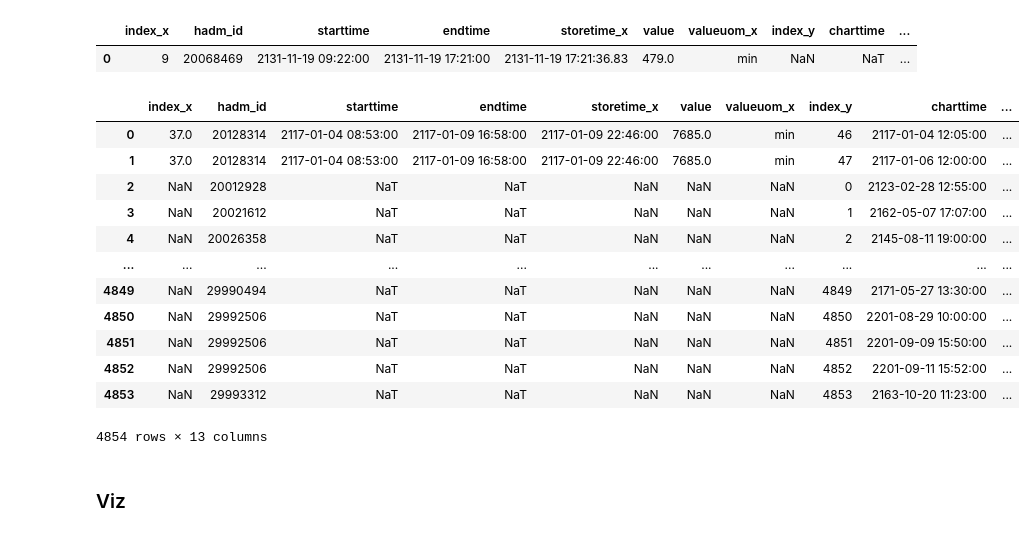
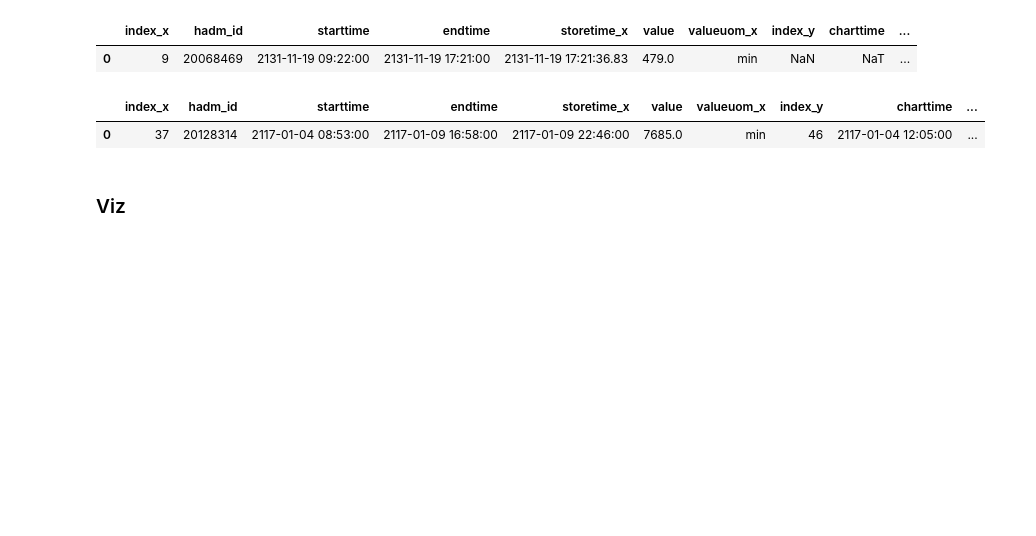
Before and after one commit to oldsandiaz/mimicclif, a Jupyter notebook: code/mimic-to-clif.ipynb, the cells around one changed output. Drawn from its saved outputs; the diff is of its cells as text; code cells hidden in the pictures; blank space fills up the shorter version.

```diff
--- a/code/mimic-to-clif.ipynb
+++ b/code/mimic-to-clif.ipynb
@@ -1409,7 +1412,9 @@ dr_events.head(20)
 ### IHD
 # %%
 hd_events = item_id_to_events_df(225441)
-hd_events = convert_and_sort_datetime(hd_events, "pe")[pe_col_names]
+hd_events = convert_and_sort_datetime(hd_events, "pe") # [pe_col_names]
+hd_events['value_hr'] = np.where(hd_events['valueuom'] == 'min', round(hd_events['value'] / 60, 2), hd_events['value'])
+hd_events.drop(columns = ["value", "valueuom"], inplace=True)
 hd_events
 # %% [output]
 searching for the linksto of item 225441
@@ -1890,41 +1971,30 @@ find_ce_within_pe(hd_events, idx_eg, dr_events)
 # %%
 # TODO: write the CE -> PE function
 
 # see how many chart events does a super long HD cover
 def find_pe_covering_ce(ce_df, ce_idx, pe_df, buffer_hours: int = 1):
     '''
     Find the procedure event that covers a chart event.
     '''
     ce_row = ce_df[ce_df["index"] == ce_idx]
     hadm_id = ce_row["hadm_id"].values[0]
     charttime = pd.to_datetime(ce_row["charttime"].values[0])
 
     pe_select = pe_df.loc[
         (pe_df["hadm_id"] == hadm_id) &
         (pe_df["starttime"] <= charttime + timedelta(hours=buffer_hours)) &
         (charttime - timedelta(hours=buffer_hours) <= pe_df["endtime"])
     ]
     # return pe_select
     return pd.merge(
-        pe_select[pe_col_names], ce_df[ce_col_names],
+        pe_select[pe_col_names], ce_row[ce_col_names],
         how = "outer", on = "hadm_id", indicator = True
     )
 
 find_pe_covering_ce(hdo_events, 46, hd_events)
 # %% [output]
 |  | index_x | hadm_id | starttime | endtime | storetime_x | value | valueuom_x | index_y | charttime | ... |
-| 0 | 37.0 | 20128314 | 2117-01-04 08:53:00 | 2117-01-09 16:58:00 | 2117-01-09 22:46:00 | 7685.0 | min | 46 | 2117-01-04 12:05:00 | ... |
-| 1 | 37.0 | 20128314 | 2117-01-04 08:53:00 | 2117-01-09 16:58:00 | 2117-01-09 22:46:00 | 7685.0 | min | 47 | 2117-01-06 12:00:00 | ... |
-| 2 | NaN | 20012928 | NaT | NaT | NaN | NaN | NaN | 0 | 2123-02-28 12:55:00 | ... |
-| 3 | NaN | 20021612 | NaT | NaT | NaN | NaN | NaN | 1 | 2162-05-07 17:07:00 | ... |
-| 4 | NaN | 20026358 | NaT | NaT | NaN | NaN | NaN | 2 | 2145-08-11 19:00:00 | ... |
-| ... | ... | ... | ... | ... | ... | ... | ... | ... | ... | ... |
-| 4849 | NaN | 29990494 | NaT | NaT | NaN | NaN | NaN | 4849 | 2171-05-27 13:30:00 | ... |
-| 4850 | NaN | 29992506 | NaT | NaT | NaN | NaN | NaN | 4850 | 2201-08-29 10:00:00 | ... |
-| 4851 | NaN | 29992506 | NaT | NaT | NaN | NaN | NaN | 4851 | 2201-09-09 15:50:00 | ... |
-| 4852 | NaN | 29992506 | NaT | NaT | NaN | NaN | NaN | 4852 | 2201-09-11 15:52:00 | ... |
-| 4853 | NaN | 29993312 | NaT | NaT | NaN | NaN | NaN | 4853 | 2163-10-20 11:23:00 | ... |
+| 0 | 37 | 20128314 | 2117-01-04 08:53:00 | 2117-01-09 16:58:00 | 2117-01-09 22:46:00 | 7685.0 | min | 46 | 2117-01-04 12:05:00 | ... |
-4854 rows × 13 columns
 # %% [markdown]
 ### Viz
 # %%
```
Also changed, not shown: parts of 17 cells of this notebook.
